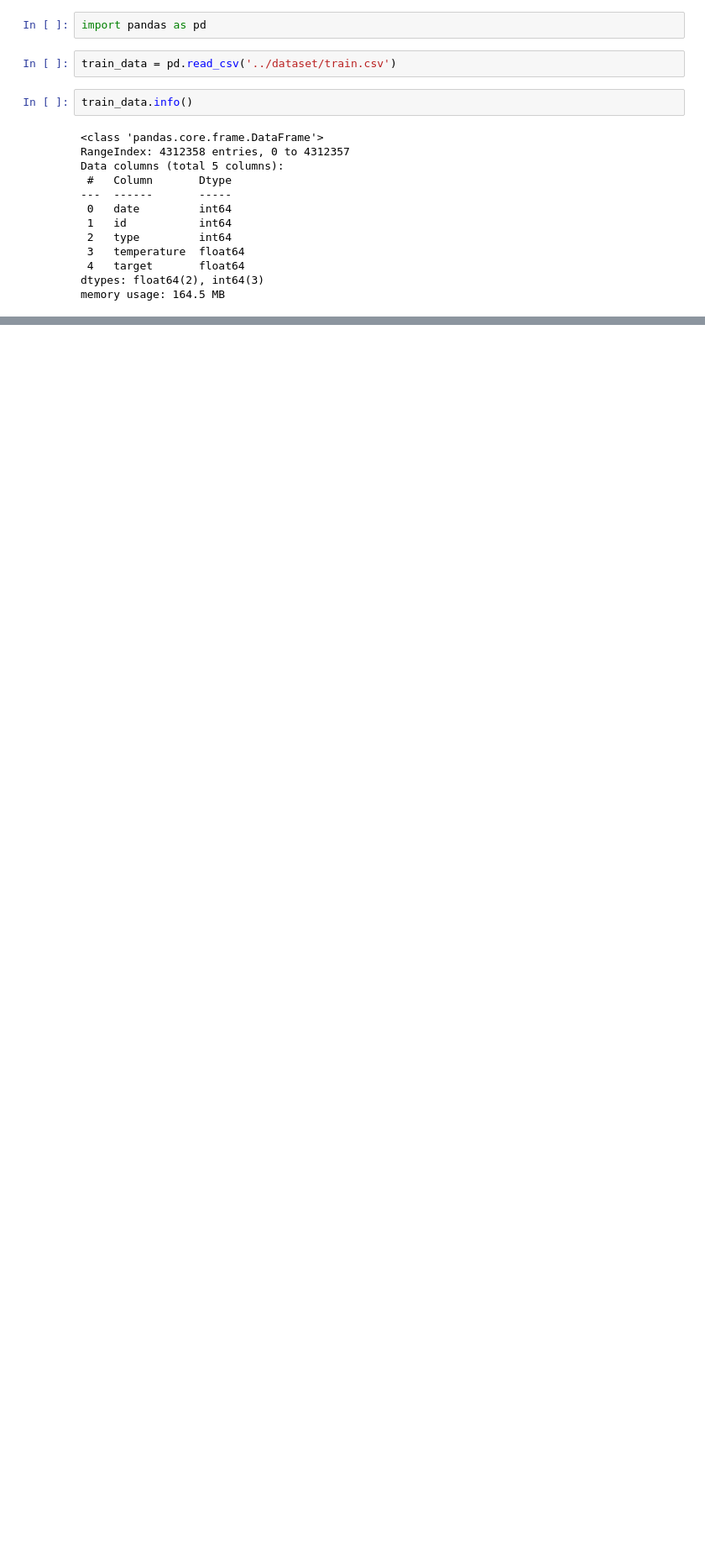
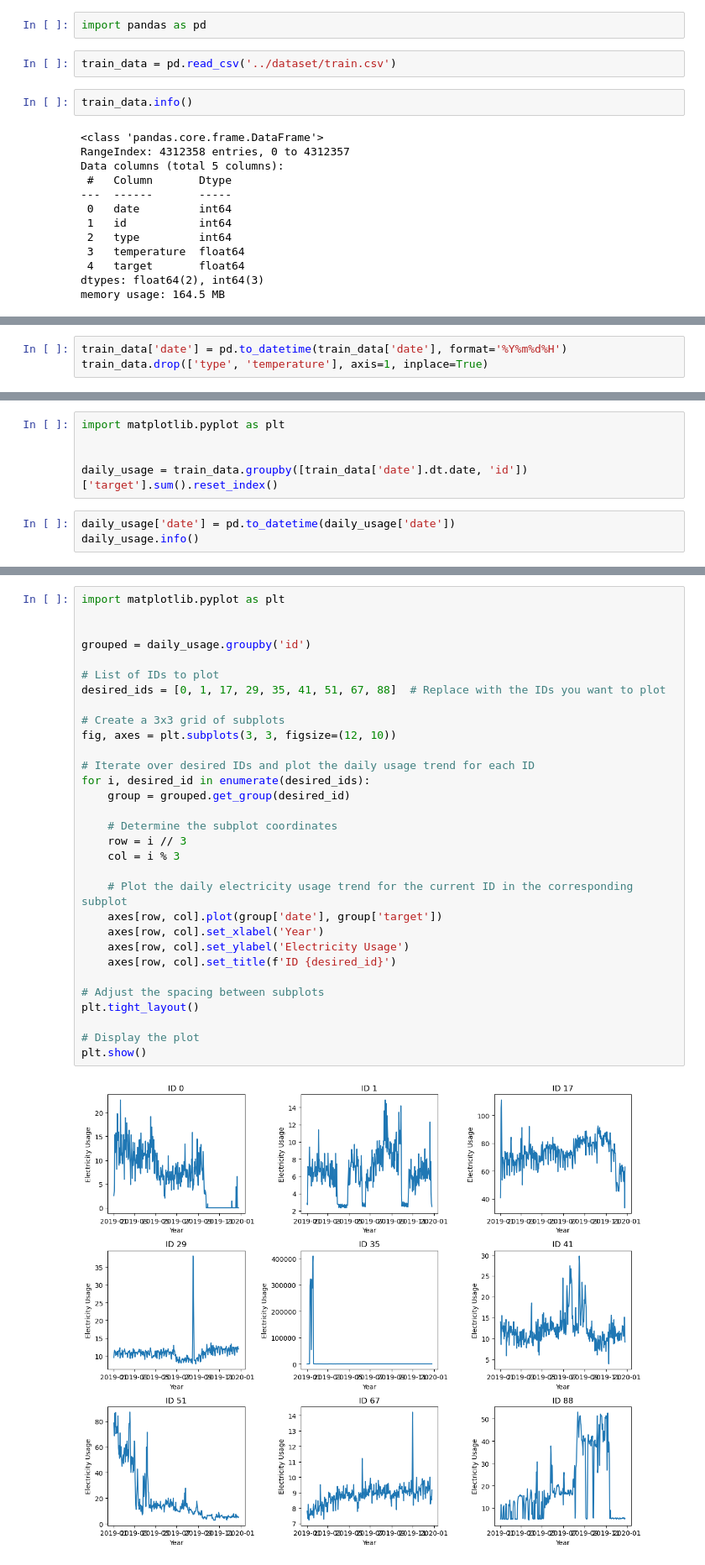
Before and after one commit to InhabitancyCocoon/energy-consumption-forecasting, a Jupyter notebook: task1-timing-data-analysis/task1.ipynb, the cells around one changed output, grey strips where cells are left out. Shown at 84% size. Cells and saved outputs as stored; diff of their text form; blank space fills up the shorter version.

```diff
--- a/task1-timing-data-analysis/task1.ipynb
+++ b/task1-timing-data-analysis/task1.ipynb
@@ -50,0 +20,3 @@ plt.show()
+# %%
+train_data['date'] = pd.to_datetime(train_data['date'], format='%Y%m%d%H')
+train_data.drop(['type', 'temperature'], axis=1, inplace=True)
@@ -50,0 +48,8 @@ plt.show()
+# %%
+import matplotlib.pyplot as plt
+
+
+daily_usage = train_data.groupby([train_data['date'].dt.date, 'id'])['target'].sum().reset_index()
+# %%
+daily_usage['date'] = pd.to_datetime(daily_usage['date'])
+daily_usage.info()
@@ -50,0 +76,33 @@ plt.show()
+# %%
+import matplotlib.pyplot as plt
+
+
+grouped = daily_usage.groupby('id')
+
+# List of IDs to plot
+desired_ids = [0, 1, 17, 29, 35, 41, 51, 67, 88]  # Replace with the IDs you want to plot
+
+# Create a 3x3 grid of subplots
+fig, axes = plt.subplots(3, 3, figsize=(12, 10))
+
+# Iterate over desired IDs and plot the daily usage trend for each ID
+for i, desired_id in enumerate(desired_ids):
+    group = grouped.get_group(desired_id)
+
+    # Determine the subplot coordinates
+    row = i // 3
+    col = i % 3
+
+    # Plot the daily electricity usage trend for the current ID in the corresponding subplot
+    axes[row, col].plot(group['date'], group['target'])
+    axes[row, col].set_xlabel('Year')
+    axes[row, col].set_ylabel('Electricity Usage')
+    axes[row, col].set_title(f'ID {desired_id}')
+
+# Adjust the spacing between subplots
+plt.tight_layout()
+
+# Display the plot
+plt.show()
+# %% [output]
+[figure, added]
```
Also changed, not shown: parts of 5 cells of this notebook.
